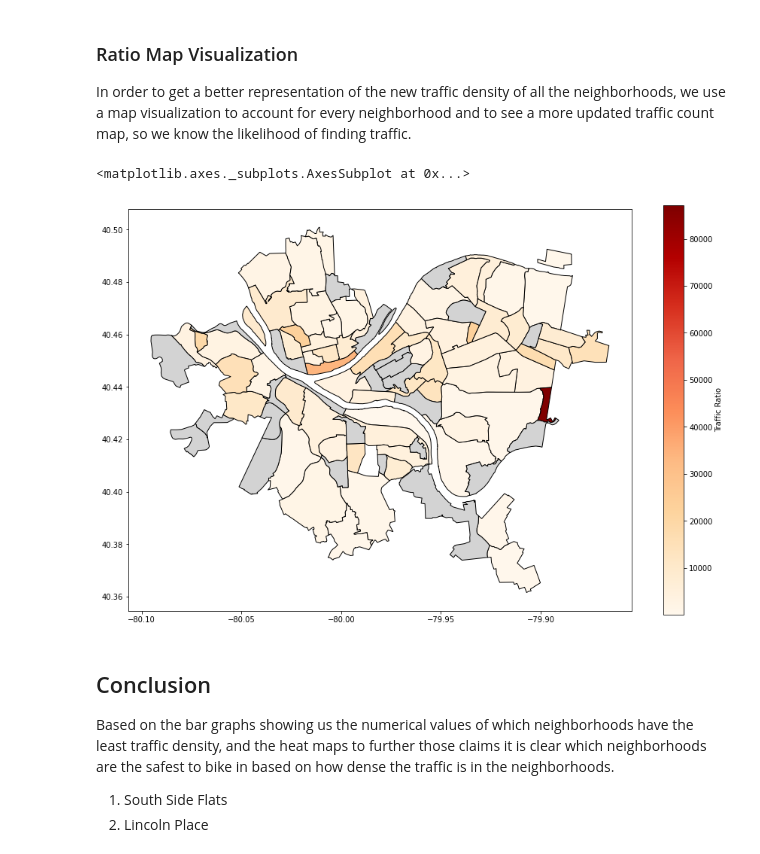
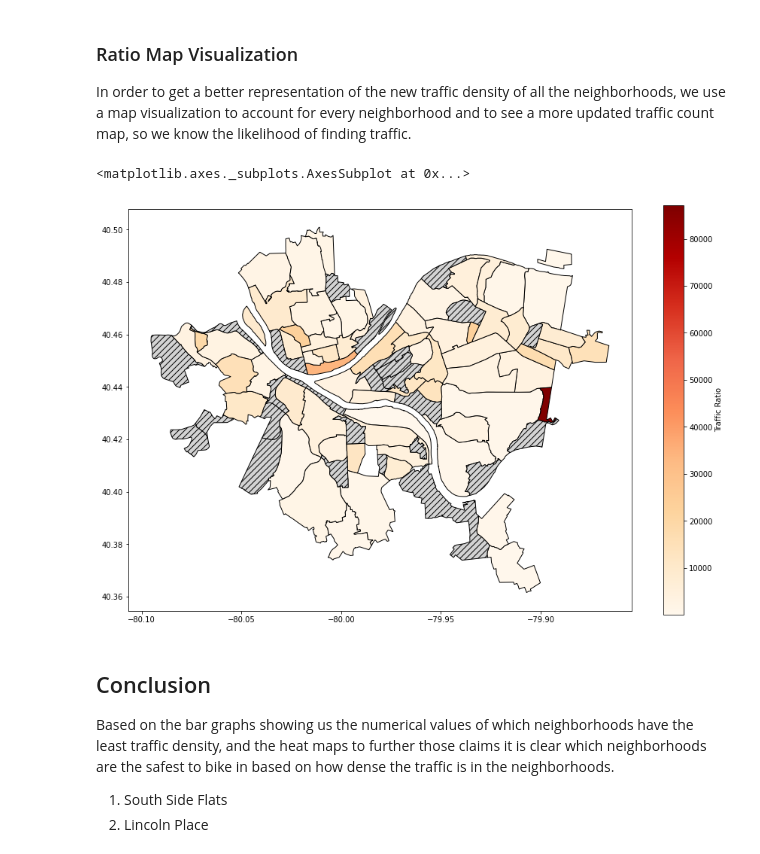
Before and after one commit to chris-mohri/finalProject0010, a Jupyter notebook: FinalNotebook (1).ipynb, the cells around one changed output. Drawn from its saved outputs; the diff is of its cells as text; code cells hidden in the pictures.

```diff
--- a/FinalNotebook (1).ipynb
+++ b/FinalNotebook (1).ipynb
@@ -506,19 +523,22 @@ In order to get a better representation of the new traffic density of all the ne
 # %%
 # Merge shape file with Ratio data set
 finalmap = neighborhoods.merge(combinedDf, how='left', left_on='hood', right_on='neighborhood')
 
 # Create new heat map depicting the traffic density in each neighborhood
 finalmap.plot(column='ratio', # set the data to be used for coloring
                cmap='OrRd',              # choose a color palette
                edgecolor="black",        # outline the districts in white
                legend=True,              # show the legend
                legend_kwds={'label': "Traffic Ratio"}, # label the legend
                figsize=(15, 10),         # set the size
-               missing_kwds={"color": "lightgrey"} # set disctricts with no data to gray
+               missing_kwds={"color": "lightgrey", # set disctricts with no data to gray
+                             "hatch": "///",
+                            #"edgecolor": "red",
+                            "label": "Missing values",}
                )
 # %% [output]
 <matplotlib.axes._subplots.AxesSubplot at 0x...>
-[figure, old version]
+[figure, new version]
 # %% [markdown]
 ## Conclusion
 
```
Also changed, not shown: parts of 7 cells of this notebook.
